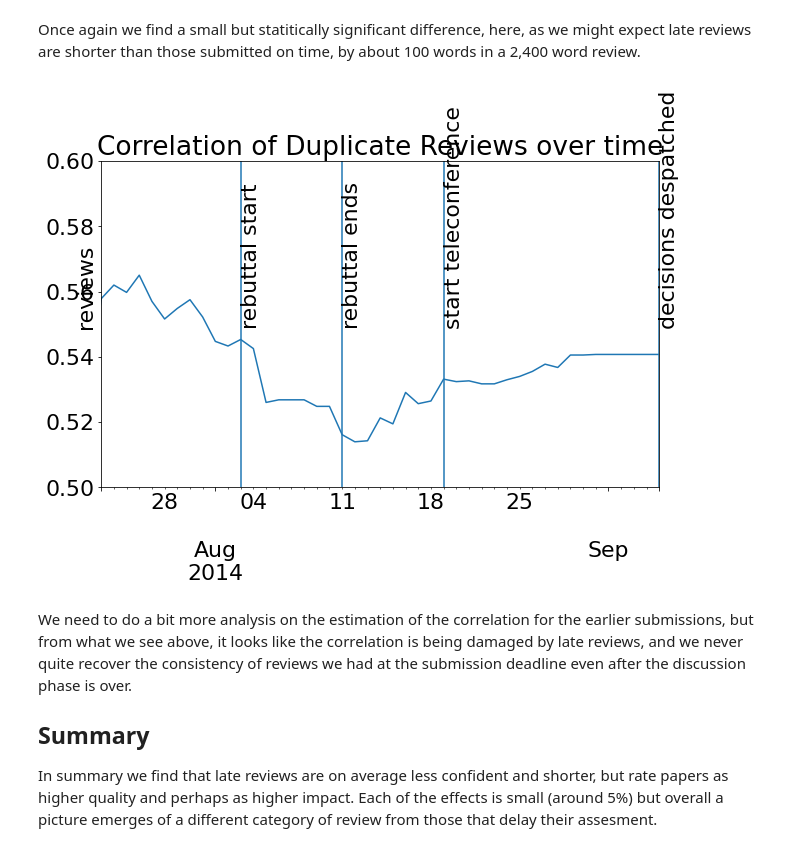
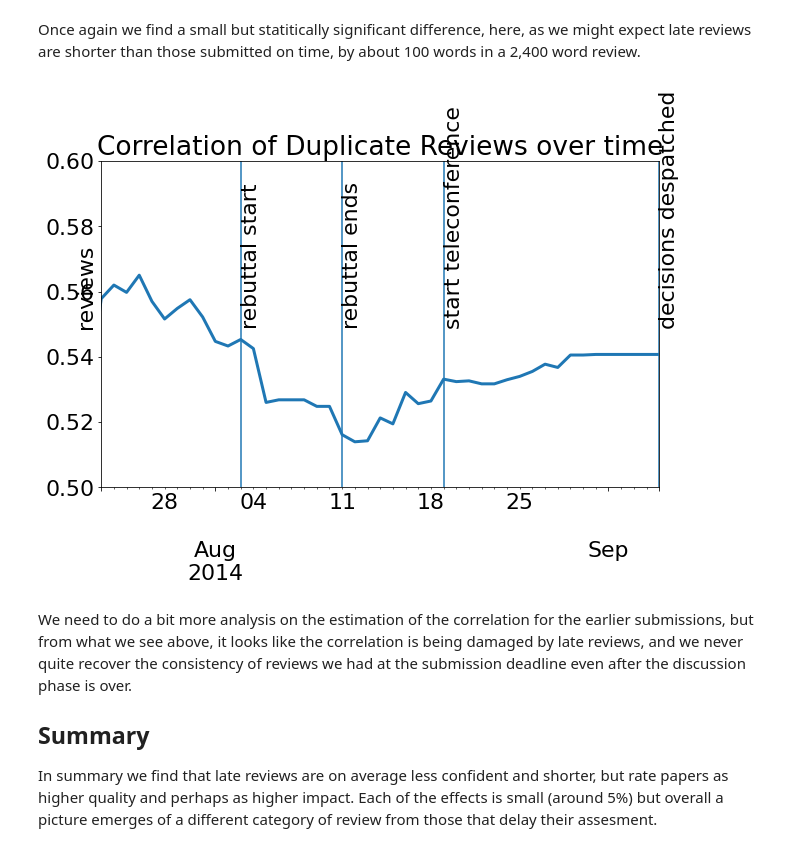
Before and after one commit to sods/neurips2014, a Jupyter notebook: NIPS 2014 Late Review Observations.ipynb, the cells around one changed output. Drawn from its saved outputs; the diff is of its cells as text; code cells hidden in the pictures.

```diff
--- a/NIPS 2014 Late Review Observations.ipynb
+++ b/NIPS 2014 Late Review Observations.ipynb
@@ -195,16 +195,16 @@ corr_series.index = pd.to_datetime(corr_series.index)
 # %%
 fig, ax = plt.subplots(figsize=plot.big_wide_figsize)
 #
 import datetime as dt
-corr_series.plot(ax=ax)
+corr_series.plot(ax=ax, linewidth=3)
 ax.set_ylim(0.5, 0.6)
 ax.set_xlim(dt.datetime(2014,7,23),nipsy.events['decisions_despatched'])
 ax.set_title("Correlation of Duplicate Reviews over time")
 
 nipsy.plot_deadlines(ax)
 mlai.write_figure(filename='correlation-duplicate-reviews.svg', directory='neurips')
 # %% [output]
-[figure, old version]
+[figure, new version]
 # %% [markdown]
 We need to do a bit more analysis on the estimation of the correlation for the earlier submissions, but from what we see above, it looks like the correlation is being damaged by late reviews, and we never quite recover the consistency of reviews we had at the submission deadline even after the discussion phase is over.
 
```
